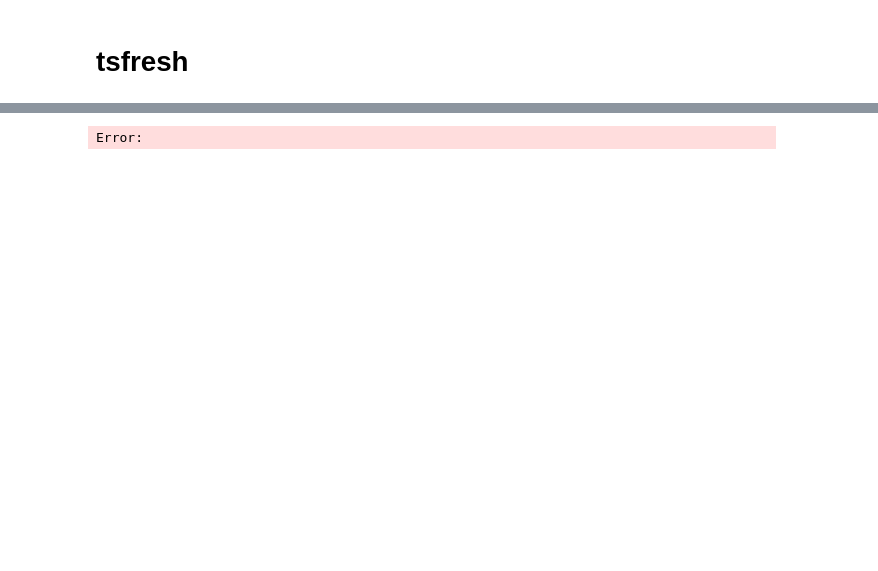
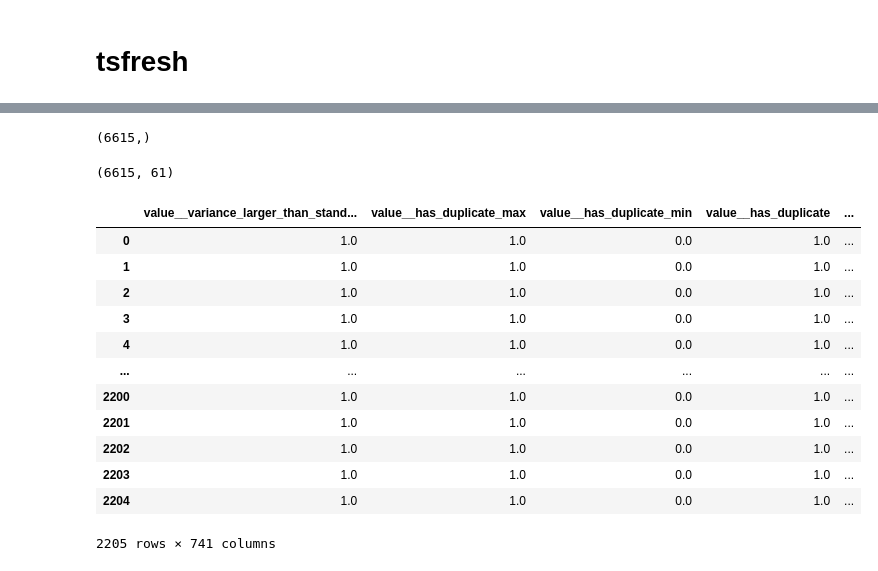
Before and after one commit to danielsaiger1/uni_projects, a Jupyter notebook: python_advanced/final_project/feature_extraction.ipynb, the cells around one changed output, grey strips where cells are left out. Cells and saved outputs as stored; diff of their text form; code cells hidden in the pictures; blank space fills up the shorter version.

```diff
--- a/python_advanced/final_project/feature_extraction.ipynb
+++ b/python_advanced/final_project/feature_extraction.ipynb
@@ -157,0 +133,7 @@ df_features["id"] = df_features.index
+# %%
+df_combined = pd.concat([df_se, df_fs1_ds, df_ps3_ds], ignore_index=True)
+# %%
+df_target = df_combined['target']
+df_combined.drop(columns=['target'], inplace= True)
+# %%
+df_long = pd.melt(df_combined, id_vars=['id'], var_name='time', value_name='value')
@@ -163,11 +161,31 @@ y_encoded = encoder.fit_transform(df_target)
+# %%
+df_target.shape
+# %% [output]
+(6615,)
+# %%
+df_combined.shape
+# %% [output]
+(6615, 61)
 # %%
 from tsfresh import extract_features
 from tsfresh.feature_selection import select_features
 
 # Merkmalsextraktion mit tsfresh
-features = extract_features(data_long, column_id="id", column_sort="time", column_value="value")
+features = extract_features(df_long, column_id="id", column_sort="time")
 features_cleaned = features.dropna(axis=1)
-# Feature-Selektion basierend auf Zielwerten
-selected_features = select_features(features_cleaned, y=y_encoded)  # labels = Zielvariablen (falls vorhanden)
-# %% [output]
-Error:
+# %%
+features_cleaned
+# %% [output]
+|  | value__variance_larger_than_stand... | value__has_duplicate_max | value__has_duplicate_min | value__has_duplicate | ... |
+| 0 | 1.0 | 1.0 | 0.0 | 1.0 | ... |
+| 1 | 1.0 | 1.0 | 0.0 | 1.0 | ... |
+| 2 | 1.0 | 1.0 | 0.0 | 1.0 | ... |
+| 3 | 1.0 | 1.0 | 0.0 | 1.0 | ... |
+| 4 | 1.0 | 1.0 | 0.0 | 1.0 | ... |
+| ... | ... | ... | ... | ... | ... |
+| 2200 | 1.0 | 1.0 | 0.0 | 1.0 | ... |
+| 2201 | 1.0 | 1.0 | 0.0 | 1.0 | ... |
+| 2202 | 1.0 | 1.0 | 0.0 | 1.0 | ... |
+| 2203 | 1.0 | 1.0 | 0.0 | 1.0 | ... |
+| 2204 | 1.0 | 1.0 | 0.0 | 1.0 | ... |
+2205 rows × 741 columns
```
Also changed, not shown: parts of 26 cells of this notebook, 2 other files.
